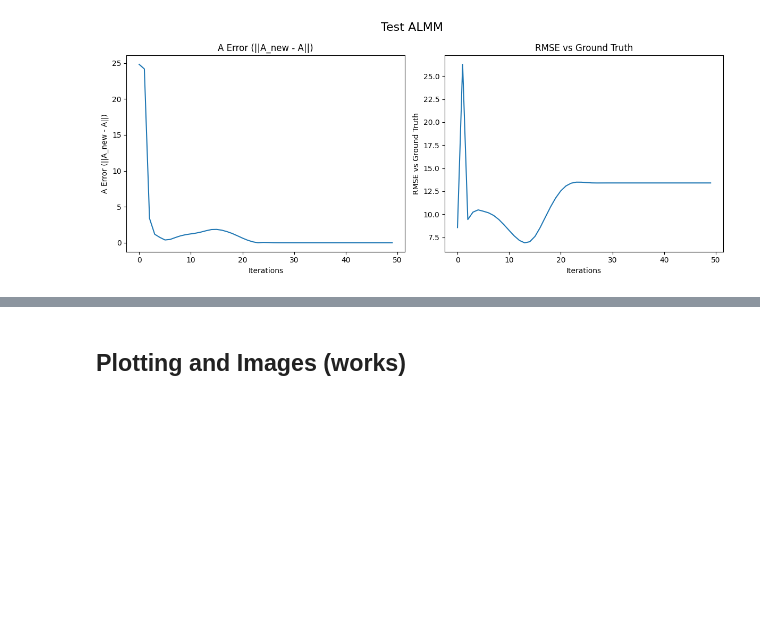
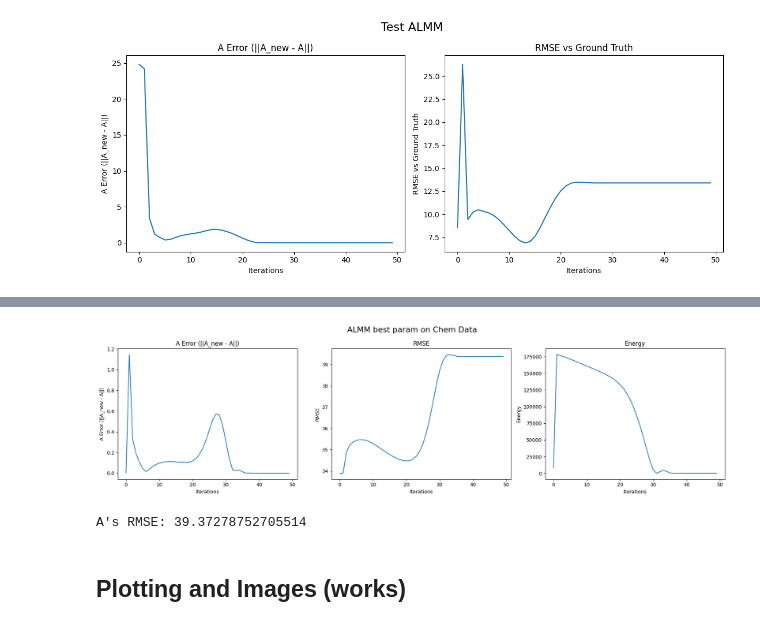
Before and after one commit to mtyler1059/Nearly-Blind-Hyperspectral-Unmixing, a Jupyter notebook: plot_testing.ipynb, the cells around one changed output, grey strips where cells are left out. Saved outputs shown, nothing was run; the diff lists cells and outputs as text; code cells hidden in the pictures; blank space fills up the shorter version.

Commit message:
Added the param search for almm

```diff
--- a/plot_testing.ipynb
+++ b/plot_testing.ipynb
@@ -1150,3 +1253,29 @@ Best alpha: 5e-05, RMSE: 13.4054
+# %%
+# Cross reference
+best_alpha = 5.5e-5
+best_beta = 5.5e-7
+best_gamma = 5.5e-7
+best_eta = 5.5e-7
+maxIter = 50
+
+E_f, A_f, T_f, B_f = algo_2_almm_optimized(X = X_chem, S = S_gt_chem, A_gt = A_gt_chem,
+                                                    alpha = best_alpha, beta = best_beta, gamma = best_gamma, eta = best_eta,
+                                                    maxIter = maxIter,
+                                                    A_error = True, RMSE_plot = True, Energy_plot = True, title_0 = "ALMM best param on Chem Data")
+# %% [output]
+[figure, added]
+# %%
+# Print RMSE
+corr = np.corrcoef(A_f[0], A_gt_chem[0])[0, 1]
+if corr < 0:
+    A_f_corrected = 1 - A_f
+else:
+    A_f_corrected = A_f
+
+A_rmse = RMSE(A_f_corrected, A_gt_chem)  # Calculate RMSE
+print(f"A's RMSE: {A_rmse}")
+# %% [output]
+A's RMSE: 39.37278752705514
 # %% [markdown]
 ## Plotting and Images (works)
 # %%
```
Also changed, not shown: parts of 4 cells of this notebook, 1 other file.
